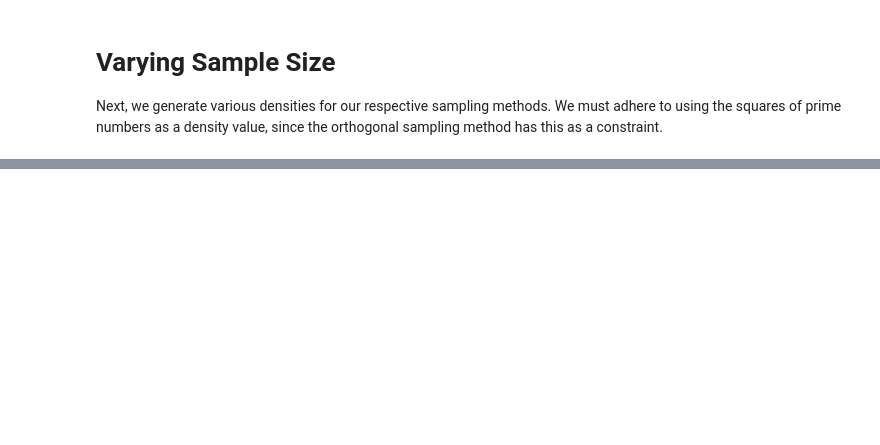
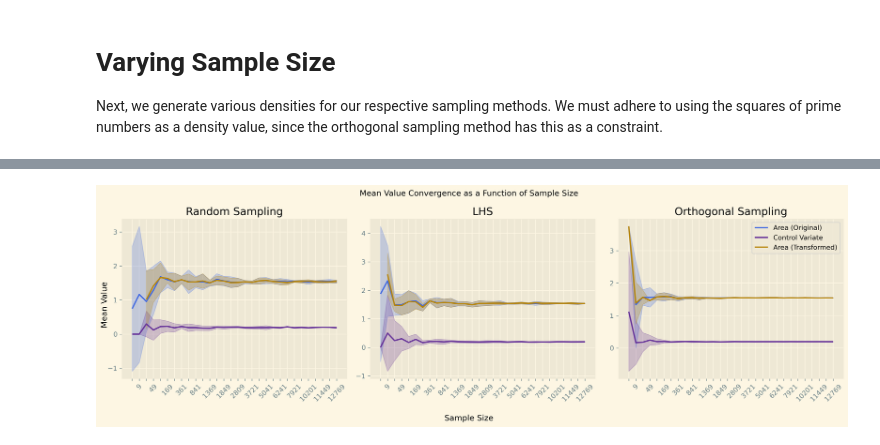
Before and after one commit to lendobo/Stochastic_Sim_1, a Jupyter notebook: mandelbrot.ipynb, the cells around one changed output, grey strips where cells are left out. Drawn from its saved outputs; the diff is of its cells as text; code cells hidden in the pictures; blank space fills up the shorter version.

Commit message:
addde control variates

```diff
--- a/mandelbrot.ipynb
+++ b/mandelbrot.ipynb
@@ -91,7 +73,8 @@ def latin_and_ortho(x_range, y_range, density, ortho=False,seed=42):
     return random_c
 # %%
 # Rejection Sampling
-def rejection_sampling(x_range, y_range, C, max_iterations=100):
+# @jit(nopython=True)
+def rejection_sampling(x_range, y_range, C, max_iterations=150):
     """
     Estimates the area of the mandelbrot set by keeping bounded values
     and discarding diverging values.
@@ -113,6 +96,9 @@ def rejection_sampling(x_range, y_range, C, max_iterations=100):
 
         T[M] = i + 1
 
+        # sub_total = np.count_nonzero(T)
+        # sub_area = (sub_total/len(C)) * (x_range[1] - x_range[0]) * (y_range[1] - y_range[0])
+
     total = np.count_nonzero(T == max_iterations)
     area = (total/len(C)) * (x_range[1] - x_range[0]) * (y_range[1] - y_range[0])
 
@@ -271,8 +281,3 @@ def density_conv(x_range, y_range, max_density=100, num_repeats=3):
-# %%
-N_s = 120
-reps = 8
-
-rep_Areas, mean_Areas, std_Areas, density_values = density_conv(x_range, y_range, max_density=N_s, num_repeats=reps)
 # %%
 # x = range(len(mean_Areas[:,0]))
 x = [str(val) for val in density_values]
@@ -303,0 +480,42 @@ plt.show()
+# %%
+upper = np.zeros((no_densities, 9))
+lower = np.zeros((no_densities, 9))
+
+
+x = [str(val) for val in density_values]
+
+for n in range(no_densities):
+    upper[n] = mean_arr[n] + 2 * std_arr[n]
+    lower[n] = mean_arr[n] - 2 * std_arr[n]
+
+title = []
+
+fig = plt.figure(figsize=(16,5), dpi = 300)
+
+sampling_labels = ['Random Sampling', 'LHS', 'Orthogonal Sampling']
+
+for t in range(3):
+    plt.subplot(131+t)
+    labels = ['Area (Original)', 'Control Variate', 'Area (Transformed)']
+    colors = ['royalblue', 'rebeccapurple', 'darkgoldenrod']
+    for var in range(3):
+        plt.plot(x, mean_arr[:,var+3*t], label=labels[var],color=colors[var])
+        plt.fill_between(x,lower[:, var+3*t], upper[:,var+3*t],color=colors[var],alpha=0.25)
+
+    ax = plt.gca()
+    ax.tick_params(axis='x', labelrotation=45)
+
+    # Setting every second x_tick invisible
+    for label in ax.xaxis.get_ticklabels()[::2]:
+        label.set_visible(False)
+    title = ax.set_title(sampling_labels[t], loc='center')
+
+
+fig.suptitle('Mean Value Convergence as a Function of Sample Size')
+fig.supxlabel('Sample Size')
+fig.supylabel('Mean Value')
+plt.legend()
+plt.tight_layout()
+plt.show()
+# %% [output]
+[figure, added]
```
Also changed, not shown: parts of 18 cells of this notebook.
